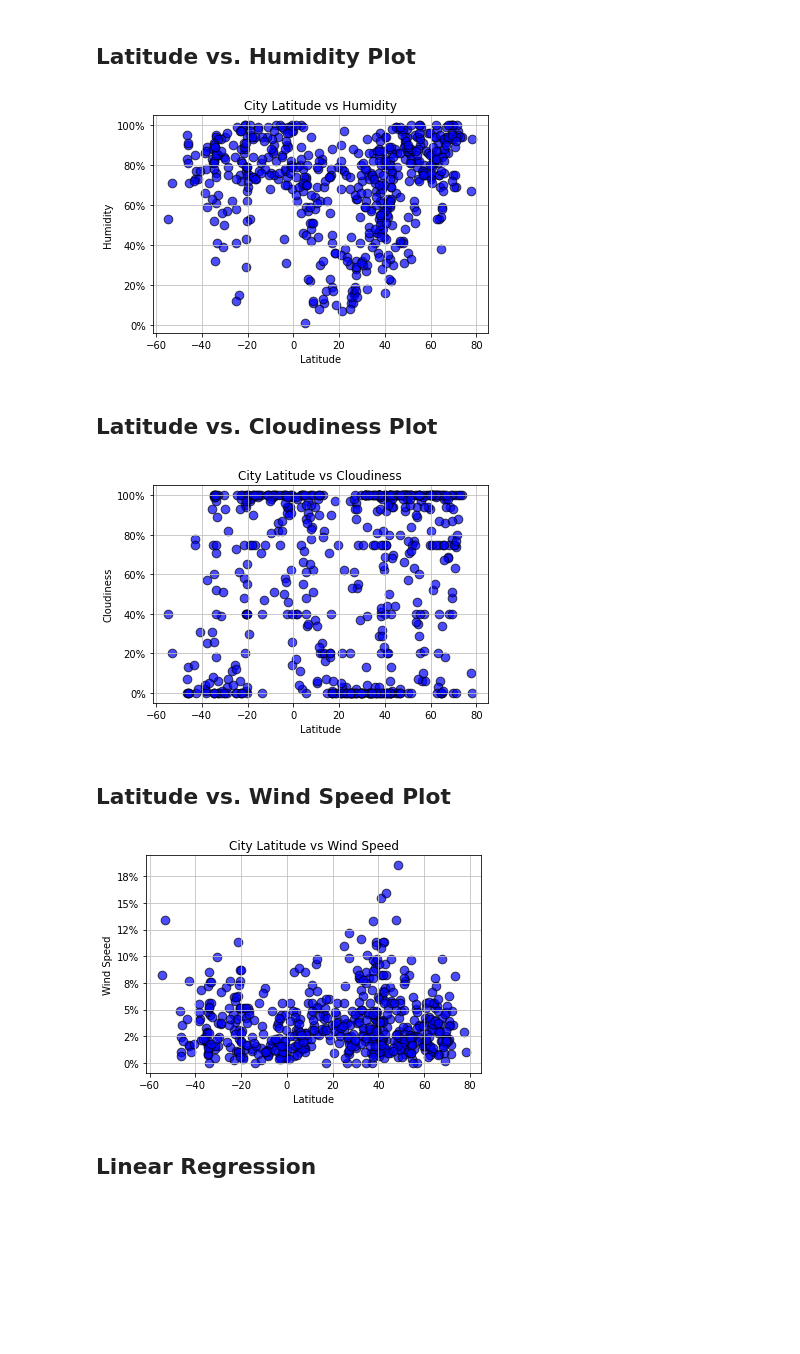
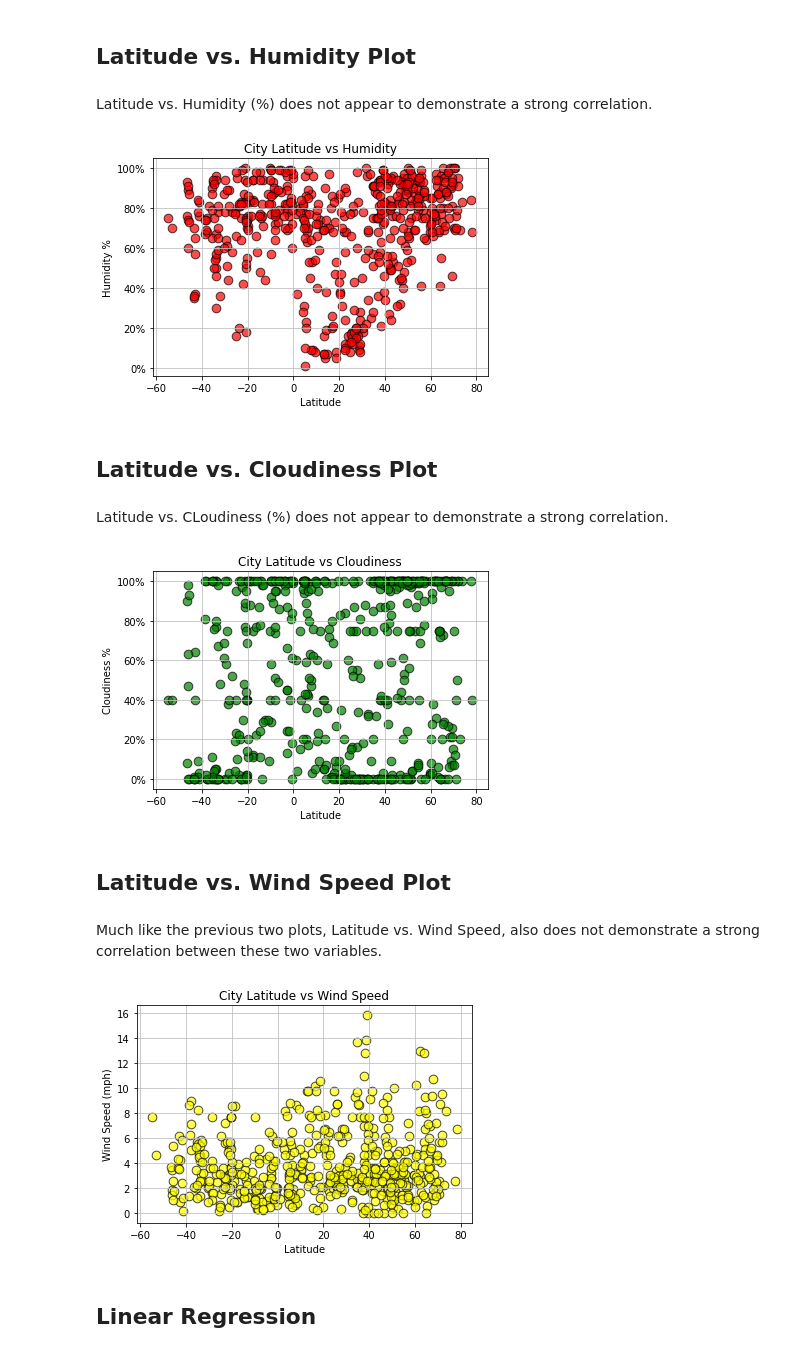
Before and after one commit to michaeldunneMD17/Assignment-6---Whats-The-Weather-Like-, a Jupyter notebook: WeatherPy/WeatherPy_Data Analysis.ipynb, the cells around one changed output. Cells and saved outputs as stored; diff of their text form; code cells hidden in the pictures; blank space fills up the shorter version.

```diff
--- a/WeatherPy/WeatherPy_Data Analysis.ipynb
+++ b/WeatherPy/WeatherPy_Data Analysis.ipynb
@@ -187,3 +187,5 @@ weather_data.describe()
+# %%
+weather_data= pd.read_csv("Weather_Data.csv")
 # %%
 #  Get the indices of cities that have humidity over 100%.
 humid_city_data = weather_data[(weather_data["Humidity"] > 100)].index
@@ -235,52 +239,58 @@ plt.show()
 # %% [markdown]
 ## Latitude vs. Humidity Plot
+# %% [markdown]
+Latitude vs. Humidity (%) does not appear to demonstrate a strong correlation.
 # %%
 #build a scatter plot based on the columns Latitude and humidity
 plt.figure(figsize = (6,4))
-plt.scatter(clean_city_data['Lat'], clean_city_data['Humidity'], s=75, c="blue", edgecolors='k', alpha=0.7)
+plt.scatter(clean_city_data['Lat'], clean_city_data['Humidity'], s=75, c="red", edgecolors='k', alpha=0.7)
 plt.grid(color="0.75", linestyle="-")
 plt.title("City Latitude vs Humidity")
 plt.xlabel("Latitude")
-plt.ylabel("Humidity")
+plt.ylabel("Humidity (%)")
 plt.gca().set_yticklabels(['{:.0f}%'.format(x) for x in plt.gca().get_yticks()])
 
 #save the plot
 plt.savefig('lat_v_hum.png')
 plt.show()
 # %% [output]
-[figure, old version]
+[figure, new version]
 # %% [markdown]
 ## Latitude vs. Cloudiness Plot
+# %% [markdown]
+Latitude vs. CLoudiness (%) does not appear to demonstrate a strong correlation.
 # %%
 plt.figure(figsize = (6, 4))
-plt.scatter(clean_city_data['Lat'], clean_city_data['Cloudiness'], s=75, c="blue", edgecolors='k', alpha=0.7)
+plt.scatter(clean_city_data['Lat'], clean_city_data['Cloudiness'], s=75, c="green", edgecolors='k', alpha=0.7)
 plt.grid(color="0.75", linestyle="-")
 plt.title("City Latitude vs Cloudiness")
 plt.xlabel("Latitude")
-plt.ylabel("Cloudiness")
+plt.ylabel("Cloudiness (%)")
 plt.gca().set_yticklabels(['{:.0f}%'.format(x) for x in plt.gca().get_yticks()])
 
 #save the plot
 plt.savefig('lat_v_cloud.png')
 plt.show()
 # %% [output]
-[figure, old version]
+[figure, new version]
 # %% [markdown]
 ## Latitude vs. Wind Speed Plot
+# %% [markdown]
+Much like the previous two plots, Latitude vs. Wind Speed, also does not demonstrate a strong correlation between these two variables.
 # %%
 plt.figure(figsize = (6, 4))
-plt.scatter(clean_city_data['Lat'], clean_city_data['Wind Speed'], s=75, c="blue", edgecolors='k', alpha=0.7)
+plt.scatter(clean_city_data['Lat'], clean_city_data['Wind Speed'], s=75, c="yellow", edgecolors='k', alpha=0.7)
 plt.grid(color="0.75", linestyle="-")
 plt.title("City Latitude vs Wind Speed")
 plt.xlabel("Latitude")
-plt.ylabel("Wind Speed")
-plt.gca().set_yticklabels(['{:.0f}%'.format(x) for x in plt.gca().get_yticks()])
+plt.ylabel("Wind Speed (mph)")
+plt.gca().set_yticklabels(['{:.0f}'.format(x) for x in plt.gca().get_yticks()])
 
 #save the plot
 plt.savefig('lat_v_wind.png')
 plt.show()
 # %% [output]
-[figure, old version]
+[figure, new version]
 # %% [markdown]
 ## Linear Regression
 # %%
```
Also changed, not shown: parts of 23 cells of this notebook.
